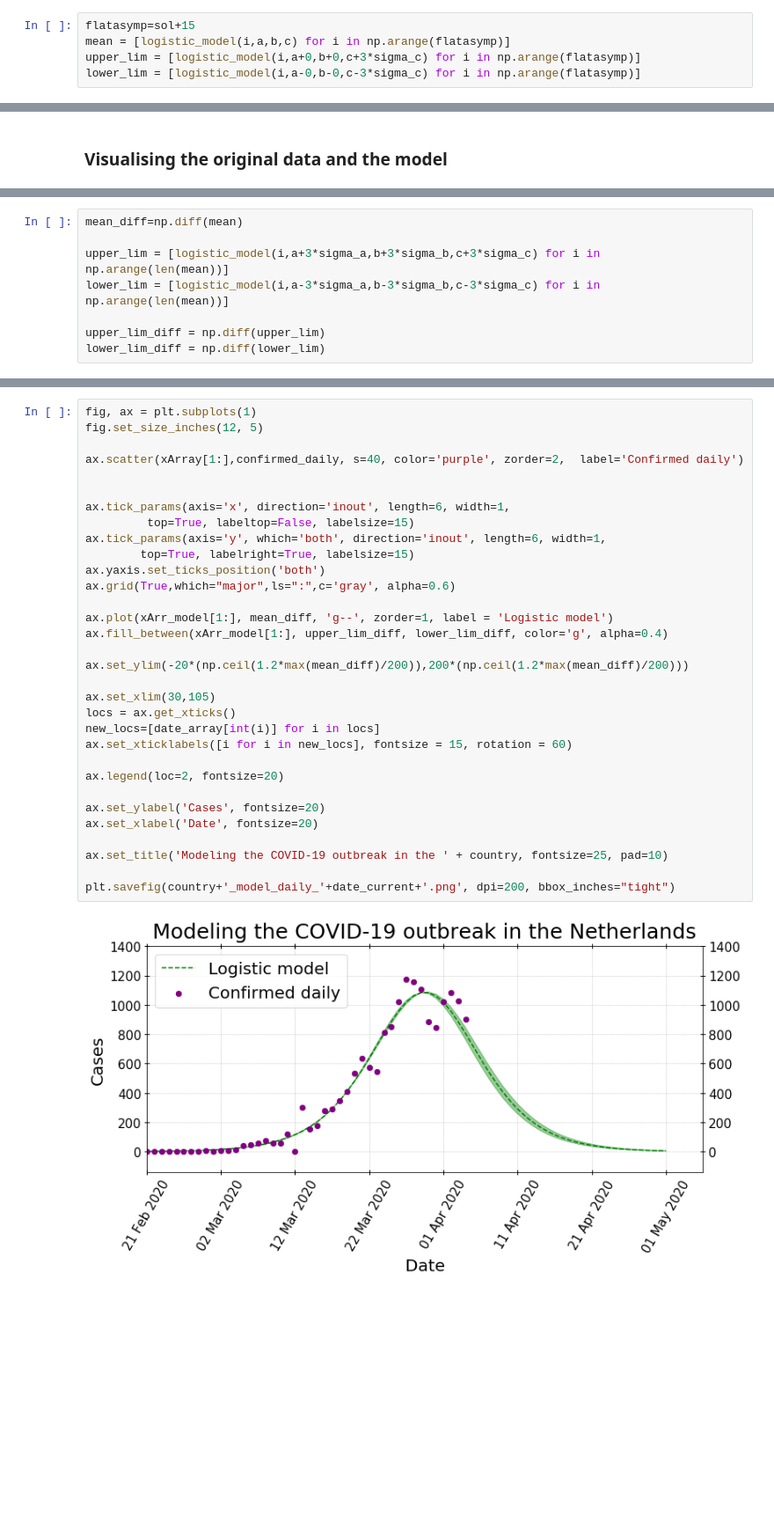
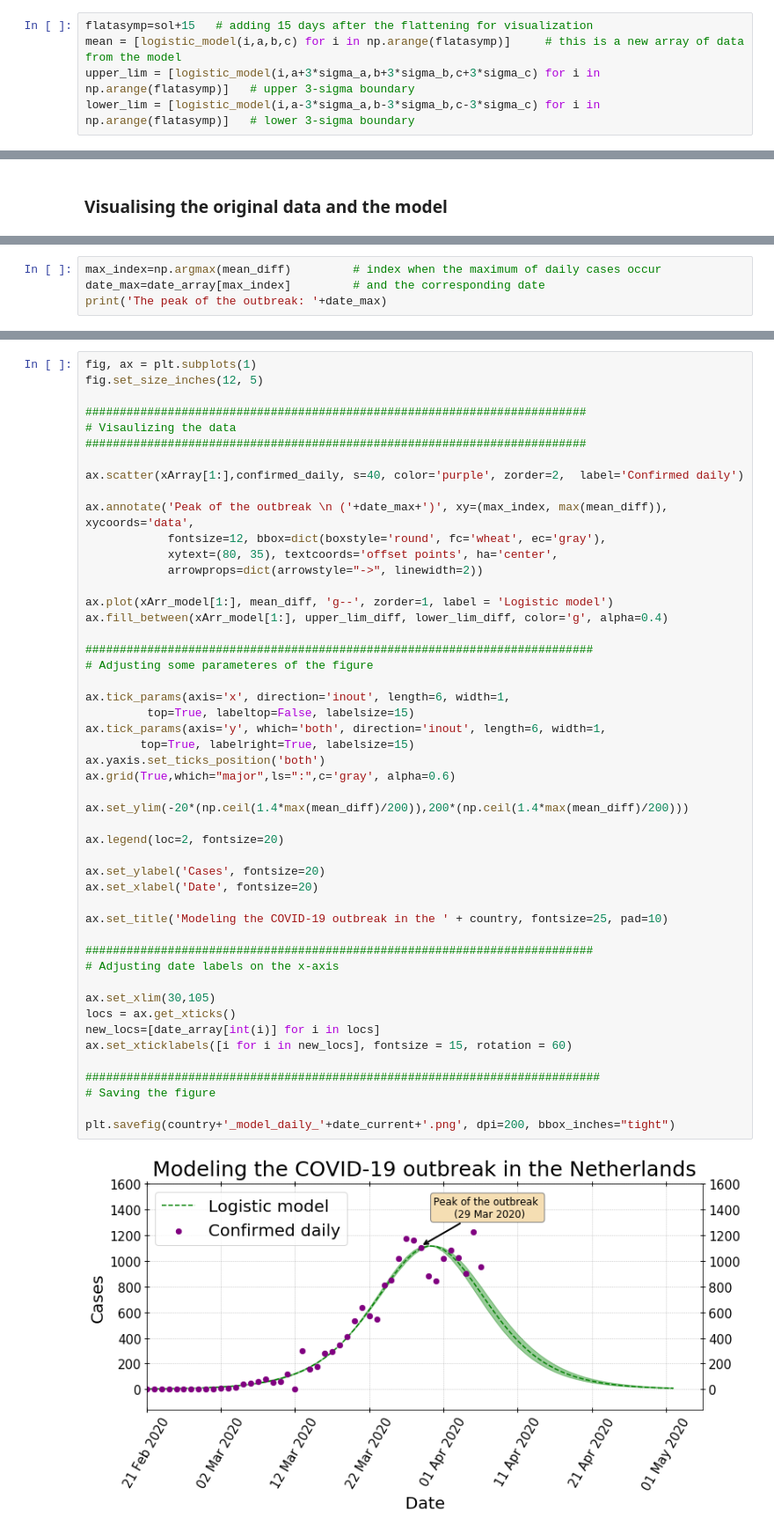
Before and after one commit to ArtemZapara/modeling_covid_19_NL, a Jupyter notebook: modeling_COVID_NL.ipynb, the cells around one changed output, grey strips where cells are left out. Shown: that part at 88% size. Cells and saved outputs as stored; diff of their text form; blank space fills up the shorter version.

```diff
--- a/modeling_COVID_NL.ipynb
+++ b/modeling_COVID_NL.ipynb
@@ -149,6 +177,6 @@ Day of flattening of the infection curve
 # %%
-flatasymp=sol+15
-mean = [logistic_model(i,a,b,c) for i in np.arange(flatasymp)]
-upper_lim = [logistic_model(i,a+0,b+0,c+3*sigma_c) for i in np.arange(flatasymp)]
-lower_lim = [logistic_model(i,a-0,b-0,c-3*sigma_c) for i in np.arange(flatasymp)]
+flatasymp=sol+15   # adding 15 days after the flattening for visualization
+mean = [logistic_model(i,a,b,c) for i in np.arange(flatasymp)]     # this is a new array of data from the model
+upper_lim = [logistic_model(i,a+3*sigma_a,b+3*sigma_b,c+3*sigma_c) for i in np.arange(flatasymp)]   # upper 3-sigma boundary
+lower_lim = [logistic_model(i,a-3*sigma_a,b-3*sigma_b,c-3*sigma_c) for i in np.arange(flatasymp)]   # lower 3-sigma boundary
 # %%
@@ -209,8 +247,0 @@ plt.savefig(country+'_model_'+date_current+'.png', dpi=200, bbox_inches="tight")
-# %%
-mean_diff=np.diff(mean)
-
-upper_lim = [logistic_model(i,a+3*sigma_a,b+3*sigma_b,c+3*sigma_c) for i in np.arange(len(mean))]
-lower_lim = [logistic_model(i,a-3*sigma_a,b-3*sigma_b,c-3*sigma_c) for i in np.arange(len(mean))]
-
-upper_lim_diff = np.diff(upper_lim)
-lower_lim_diff = np.diff(lower_lim)
@@ -216,0 +253,4 @@ lower_lim_diff = np.diff(lower_lim)
+# %%
+max_index=np.argmax(mean_diff)         # index when the maximum of daily cases occur
+date_max=date_array[max_index]         # and the corresponding date
+print('The peak of the outbreak: '+date_max)
@@ -217,34 +259,51 @@ lower_lim_diff = np.diff(lower_lim)
 # %%
 fig, ax = plt.subplots(1)
 fig.set_size_inches(12, 5)
 
+#########################################################################
+# Visaulizing the data
+#########################################################################
+
 ax.scatter(xArray[1:],confirmed_daily, s=40, color='purple', zorder=2,  label='Confirmed daily')
 
+ax.annotate('Peak of the outbreak \n ('+date_max+')', xy=(max_index, max(mean_diff)),  xycoords='data',
+            fontsize=12, bbox=dict(boxstyle='round', fc='wheat', ec='gray'),
+            xytext=(80, 35), textcoords='offset points', ha='center',
+            arrowprops=dict(arrowstyle="->", linewidth=2))
+
+ax.plot(xArr_model[1:], mean_diff, 'g--', zorder=1, label = 'Logistic model')
+ax.fill_between(xArr_model[1:], upper_lim_diff, lower_lim_diff, color='g', alpha=0.4)
+
+##########################################################################
+# Adjusting some parameteres of the figure
 
 ax.tick_params(axis='x', direction='inout', length=6, width=1,
          top=True, labeltop=False, labelsize=15)
 ax.tick_params(axis='y', which='both', direction='inout', length=6, width=1,
         top=True, labelright=True, labelsize=15)
 ax.yaxis.set_ticks_position('both')
 ax.grid(True,which="major",ls=":",c='gray', alpha=0.6)
 
-ax.plot(xArr_model[1:], mean_diff, 'g--', zorder=1, label = 'Logistic model')
-ax.fill_between(xArr_model[1:], upper_lim_diff, lower_lim_diff, color='g', alpha=0.4)
-
-ax.set_ylim(-20*(np.ceil(1.2*max(mean_diff)/200)),200*(np.ceil(1.2*max(mean_diff)/200)))
-
-ax.set_xlim(30,105)
-locs = ax.get_xticks()
-new_locs=[date_array[int(i)] for i in locs]
-ax.set_xticklabels([i for i in new_locs], fontsize = 15, rotation = 60)
+ax.set_ylim(-20*(np.ceil(1.4*max(mean_diff)/200)),200*(np.ceil(1.4*max(mean_diff)/200)))
 
 ax.legend(loc=2, fontsize=20)
 
 ax.set_ylabel('Cases', fontsize=20)
 ax.set_xlabel('Date', fontsize=20)
 
 ax.set_title('Modeling the COVID-19 outbreak in the ' + country, fontsize=25, pad=10)
 
+##########################################################################
+# Adjusting date labels on the x-axis
+
+ax.set_xlim(30,105)
+locs = ax.get_xticks()
+new_locs=[date_array[int(i)] for i in locs]
+ax.set_xticklabels([i for i in new_locs], fontsize = 15, rotation = 60)
+
+###########################################################################
+# Saving the figure
+
 plt.savefig(country+'_model_daily_'+date_current+'.png', dpi=200, bbox_inches="tight")
 # %% [output]
-[figure, old version]
+[figure, new version]
```
Also changed, not shown: parts of 15 cells of this notebook.
